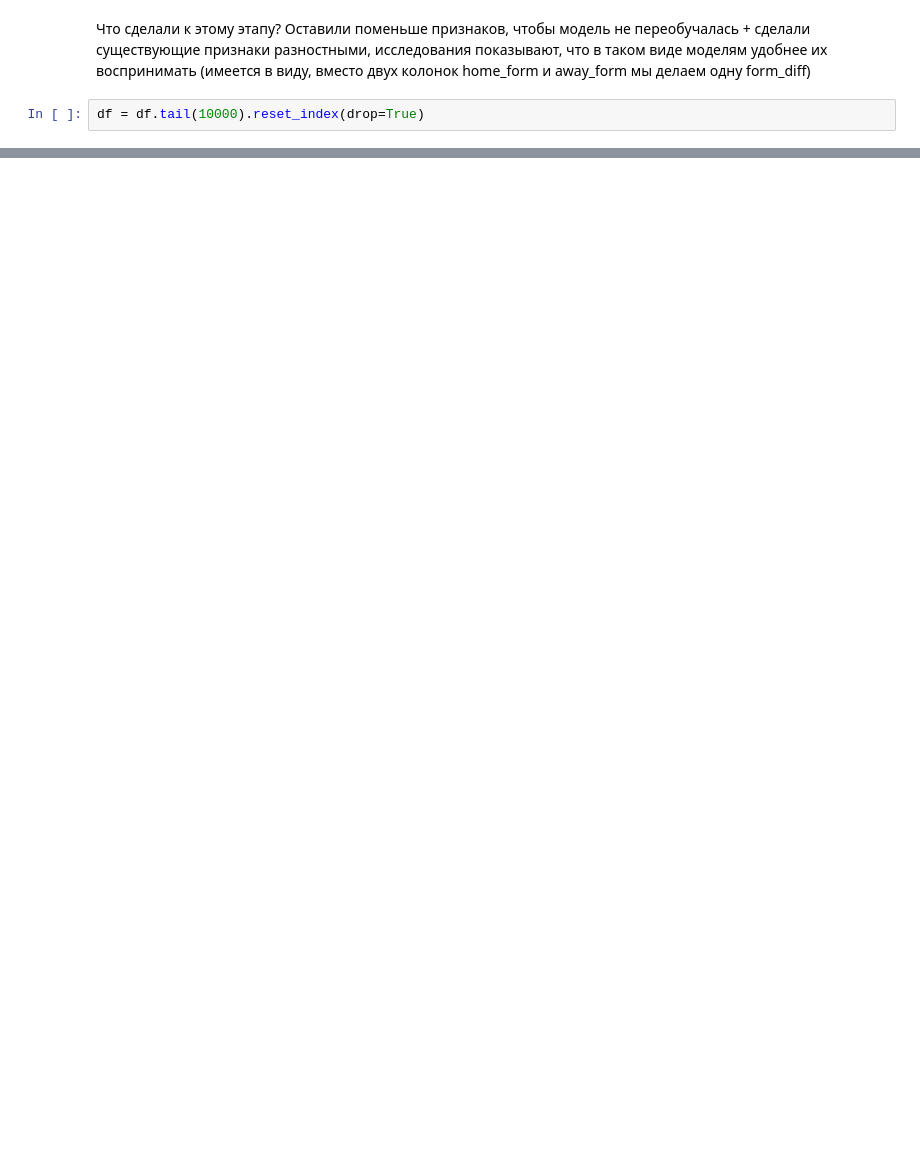
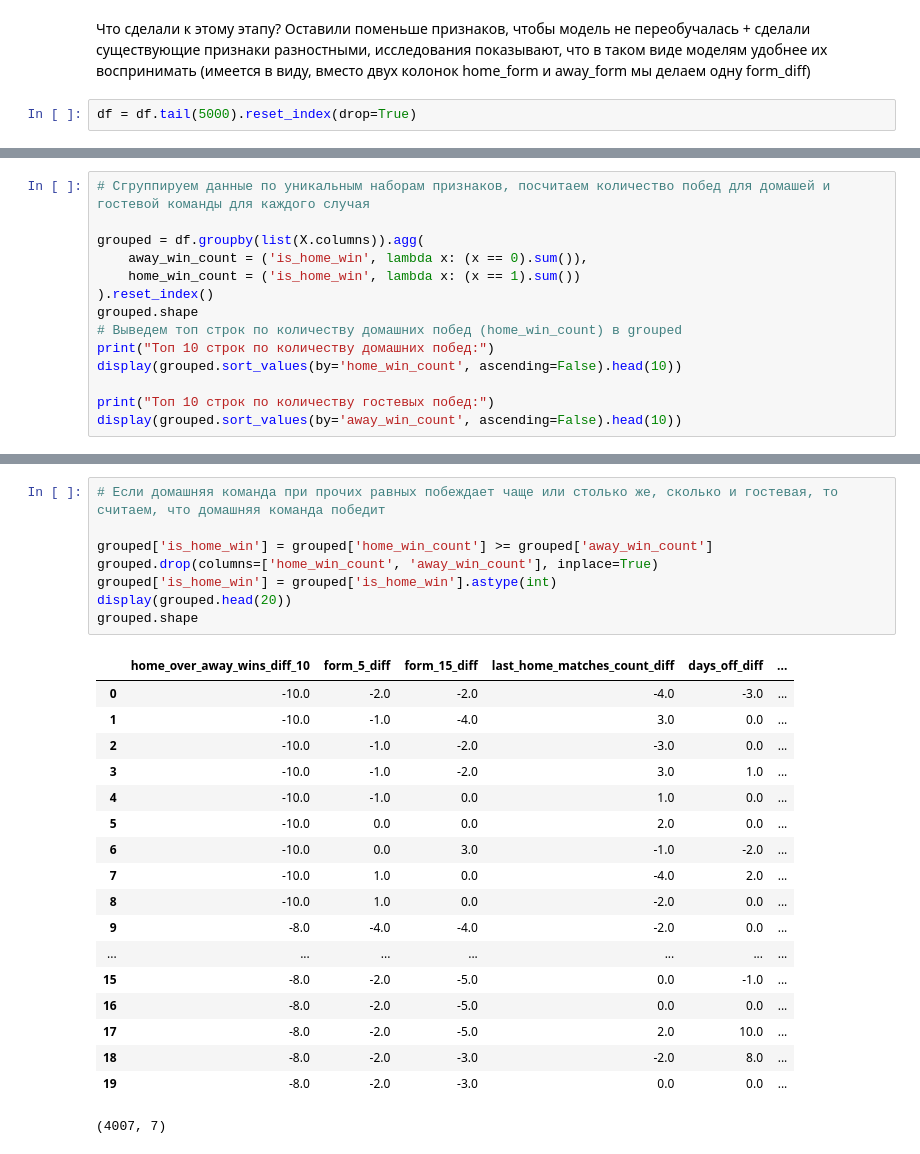
Before and after one commit to Avoca9o/nba-predictor, a Jupyter notebook: train/train_linear_improved.ipynb, the cells around one changed output, grey strips where cells are left out. Drawn from its saved outputs; the diff is of its cells as text; blank space fills up the shorter version.

```diff
--- a/train/train_linear_improved.ipynb
+++ b/train/train_linear_improved.ipynb
@@ -76,4 +76,4 @@ Index(['is_home_win', 'home_over_away_wins_diff_10', 'form_5_diff',
 # %% [markdown]
 Что сделали к этому этапу? Оставили поменьше признаков, чтобы модель не переобучалась + сделали существующие признаки разностными, исследования показывают, что в таком виде моделям удобнее их воспринимать (имеется в виду, вместо двух колонок home_form и away_form мы делаем одну form_diff)
 # %%
-df = df.tail(10000).reset_index(drop=True)
+df = df.tail(5000).reset_index(drop=True)
@@ -79,0 +89,14 @@ df = df.tail(10000).reset_index(drop=True)
+# %%
+# Сгруппируем данные по уникальным наборам признаков, посчитаем количество побед для домашей и гостевой команды для каждого случая
+
+grouped = df.groupby(list(X.columns)).agg(
+    away_win_count = ('is_home_win', lambda x: (x == 0).sum()),
+    home_win_count = ('is_home_win', lambda x: (x == 1).sum())
+).reset_index()
+grouped.shape
+# Выведем топ строк по количеству домашних побед (home_win_count) в grouped
+print("Топ 10 строк по количеству домашних побед:")
+display(grouped.sort_values(by='home_win_count', ascending=False).head(10))
+
+print("Топ 10 строк по количеству гостевых побед:")
+display(grouped.sort_values(by='away_win_count', ascending=False).head(10))
@@ -79,0 +128,27 @@ df = df.tail(10000).reset_index(drop=True)
+# %%
+# Если домашняя команда при прочих равных побеждает чаще или столько же, сколько и гостевая, то считаем, что домашняя команда победит
+
+grouped['is_home_win'] = grouped['home_win_count'] >= grouped['away_win_count']
+grouped.drop(columns=['home_win_count', 'away_win_count'], inplace=True)
+grouped['is_home_win'] = grouped['is_home_win'].astype(int)
+display(grouped.head(20))
+grouped.shape
+# %% [output]
+|  | home_over_away_wins_diff_10 | form_5_diff | form_15_diff | last_home_matches_count_diff | days_off_diff | ... |
+| 0 | -10.0 | -2.0 | -2.0 | -4.0 | -3.0 | ... |
+| 1 | -10.0 | -1.0 | -4.0 | 3.0 | 0.0 | ... |
+| 2 | -10.0 | -1.0 | -2.0 | -3.0 | 0.0 | ... |
+| 3 | -10.0 | -1.0 | -2.0 | 3.0 | 1.0 | ... |
+| 4 | -10.0 | -1.0 | 0.0 | 1.0 | 0.0 | ... |
+| 5 | -10.0 | 0.0 | 0.0 | 2.0 | 0.0 | ... |
+| 6 | -10.0 | 0.0 | 3.0 | -1.0 | -2.0 | ... |
+| 7 | -10.0 | 1.0 | 0.0 | -4.0 | 2.0 | ... |
+| 8 | -10.0 | 1.0 | 0.0 | -2.0 | 0.0 | ... |
+| 9 | -8.0 | -4.0 | -4.0 | -2.0 | 0.0 | ... |
+| ... | ... | ... | ... | ... | ... | ... |
+| 15 | -8.0 | -2.0 | -5.0 | 0.0 | -1.0 | ... |
+| 16 | -8.0 | -2.0 | -5.0 | 0.0 | 0.0 | ... |
+| 17 | -8.0 | -2.0 | -5.0 | 2.0 | 10.0 | ... |
+| 18 | -8.0 | -2.0 | -3.0 | -2.0 | 8.0 | ... |
+| 19 | -8.0 | -2.0 | -3.0 | 0.0 | 0.0 | ... |
+(4007, 7)
```
Also changed, not shown: parts of 11 cells of this notebook.
